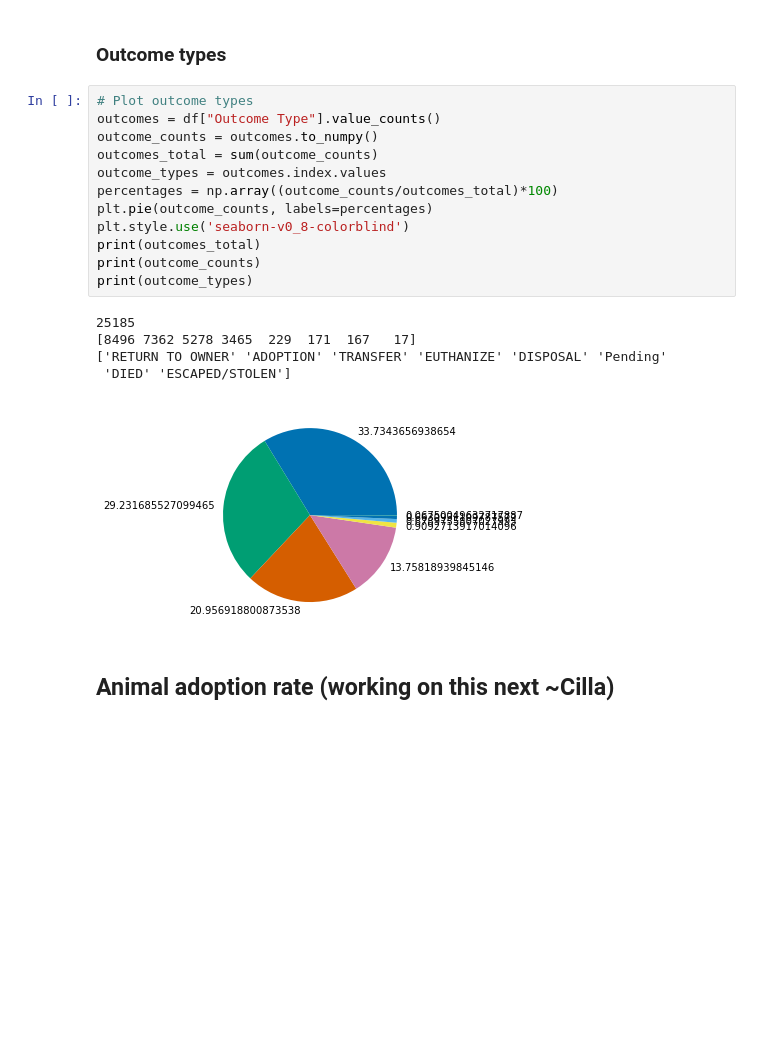
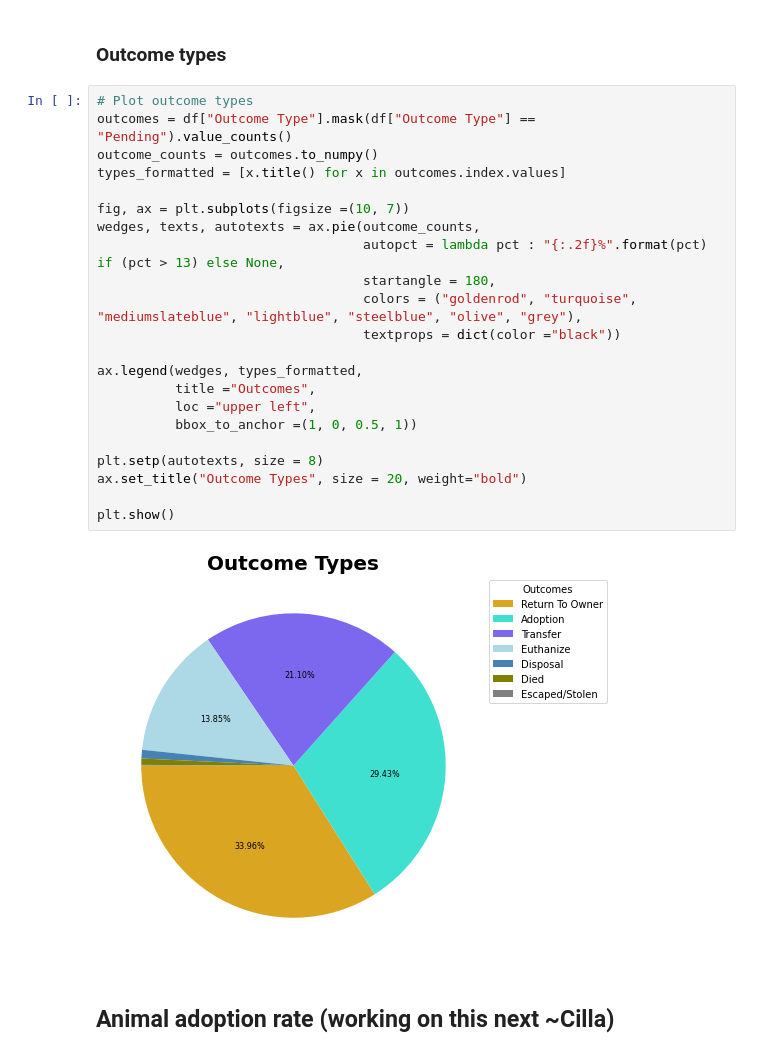
Before and after one commit to cillam/animal_shelter, a Jupyter notebook: animal_shelter_data_analysis.ipynb, the cells around one changed output. Drawn from its saved outputs; the diff is of its cells as text; blank space fills up the shorter version.

Commit message:
Updated outcome type plotting

```diff
--- a/animal_shelter_data_analysis.ipynb
+++ b/animal_shelter_data_analysis.ipynb
@@ -125,23 +125,29 @@ Enter a year between 2014 and 2023 to view number of outcomes per month:  2020
 # %% [markdown]
 ### Outcome types
-# %%
-# Plot outcome types
-outcomes = df["Outcome Type"].value_counts()
-outcome_counts = outcomes.to_numpy()
-outcomes_total = sum(outcome_counts)
-outcome_types = outcomes.index.values
-percentages = np.array((outcome_counts/outcomes_total)*100)
-plt.pie(outcome_counts, labels=percentages)
-plt.style.use('seaborn-v0_8-colorblind')
-print(outcomes_total)
-print(outcome_counts)
-print(outcome_types)
-# %% [output]
-25185
-[8496 7362 5278 3465  229  171  167   17]
-['RETURN TO OWNER' 'ADOPTION' 'TRANSFER' 'EUTHANIZE' 'DISPOSAL' 'Pending'
- 'DIED' 'ESCAPED/STOLEN']
-[figure, removed]
+# %%
+# Plot outcome types
+outcomes = df["Outcome Type"].mask(df["Outcome Type"] == "Pending").value_counts()
+outcome_counts = outcomes.to_numpy()
+types_formatted = [x.title() for x in outcomes.index.values]
+
+fig, ax = plt.subplots(figsize =(10, 7))
+wedges, texts, autotexts = ax.pie(outcome_counts,
+                                  autopct = lambda pct : "{:.2f}%".format(pct) if (pct > 13) else None,
+                                  startangle = 180,
+                                  colors = ("goldenrod", "turquoise", "mediumslateblue", "lightblue", "steelblue", "olive", "grey"),
+                                  textprops = dict(color ="black"))
+
+ax.legend(wedges, types_formatted,
+          title ="Outcomes",
+          loc ="upper left",
+          bbox_to_anchor =(1, 0, 0.5, 1))
+
+plt.setp(autotexts, size = 8)
+ax.set_title("Outcome Types", size = 20, weight="bold")
+
+plt.show()
+# %% [output]
+[figure, added]
 # %% [markdown]
 ## Animal adoption rate (working on this next ~Cilla)
 # %%
```
Also changed, not shown: parts of 2 cells of this notebook, 1 other file.
